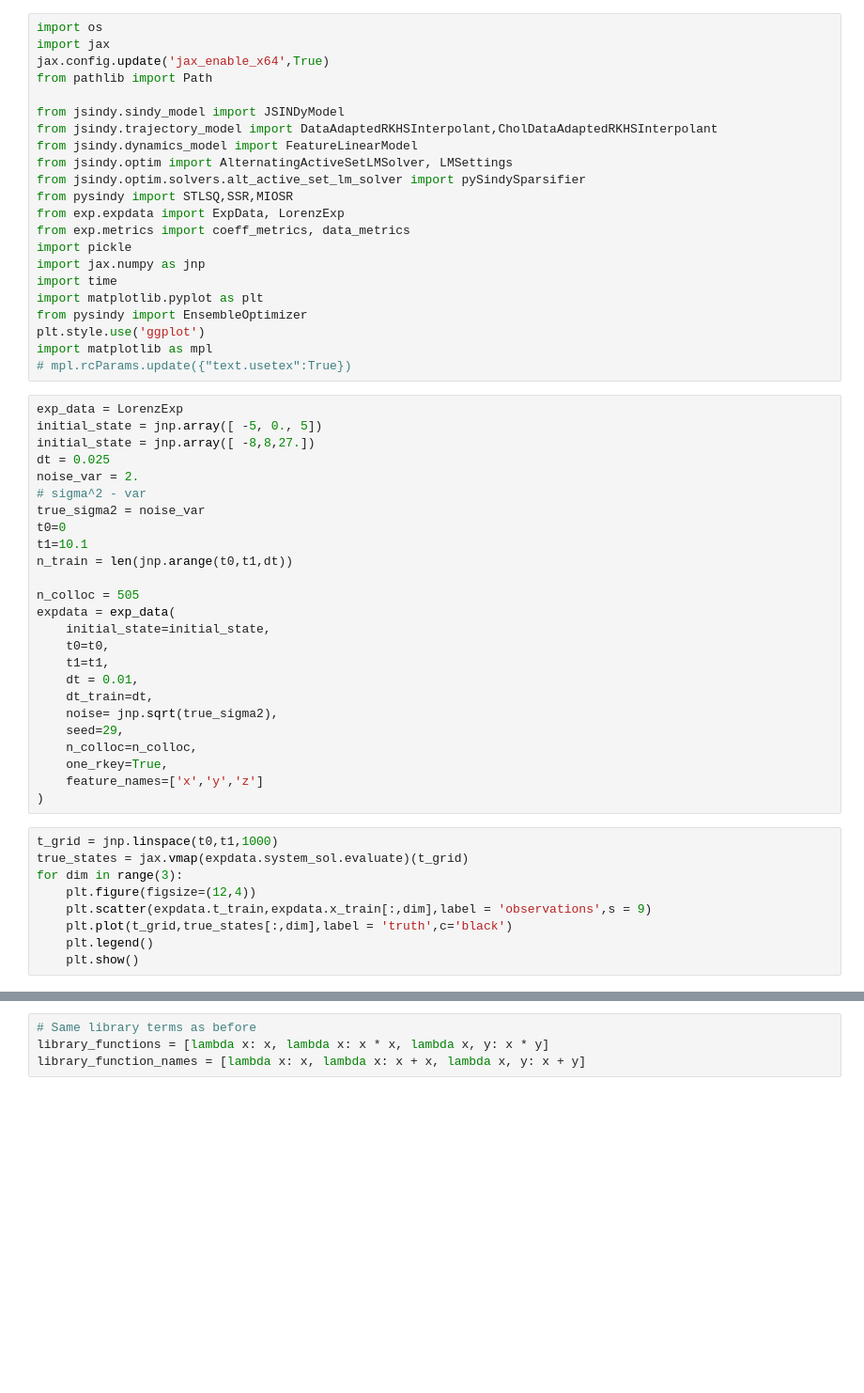
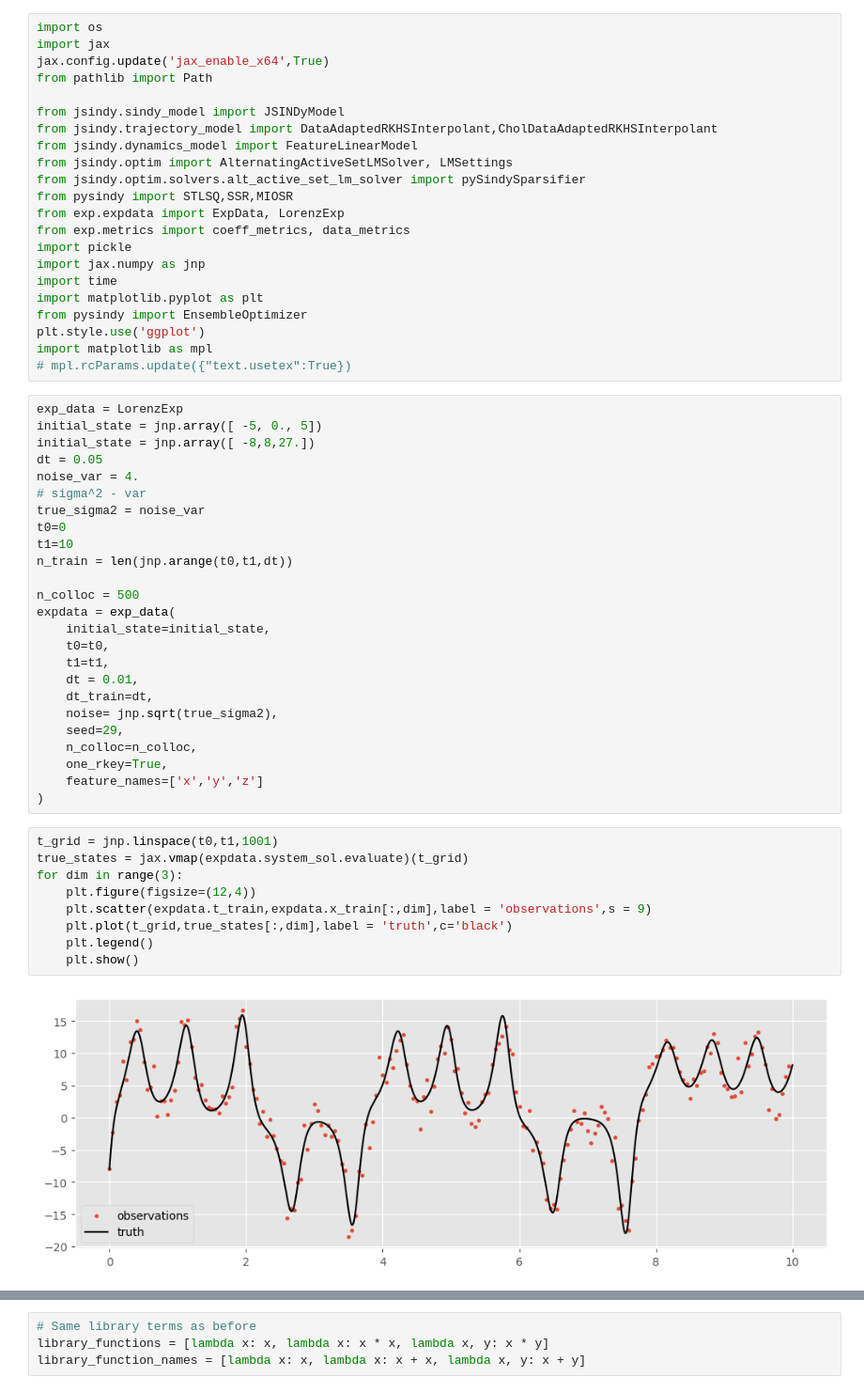
Before and after one commit to AHsu98/jsindy, a Jupyter notebook: paper-figures/preliminaries/lorenz.ipynb, the cells around one changed output, grey strips where cells are left out. Shown at 94% size. Drawn from its saved outputs; the diff is of its cells as text; blank space fills up the shorter version.

```diff
--- a/paper-figures/preliminaries/lorenz.ipynb
+++ b/paper-figures/preliminaries/lorenz.ipynb
@@ -24,15 +24,15 @@ import matplotlib as mpl
 exp_data = LorenzExp
 initial_state = jnp.array([ -5, 0., 5])
 initial_state = jnp.array([ -8,8,27.])
-dt = 0.025
-noise_var = 2.
+dt = 0.05
+noise_var = 4.
 # sigma^2 - var
 true_sigma2 = noise_var
 t0=0
-t1=10.1
+t1=10
 n_train = len(jnp.arange(t0,t1,dt))
 
-n_colloc = 505
+n_colloc = 500
 expdata = exp_data(
     initial_state=initial_state,
     t0=t0,
@@ -46,11 +46,13 @@ expdata = exp_data(
     feature_names=['x','y','z']
 )
 # %%
-t_grid = jnp.linspace(t0,t1,1000)
+t_grid = jnp.linspace(t0,t1,1001)
 true_states = jax.vmap(expdata.system_sol.evaluate)(t_grid)
 for dim in range(3):
     plt.figure(figsize=(12,4))
     plt.scatter(expdata.t_train,expdata.x_train[:,dim],label = 'observations',s = 9)
     plt.plot(t_grid,true_states[:,dim],label = 'truth',c='black')
     plt.legend()
     plt.show()
+# %% [output]
+[figure, added]
```
Also changed, not shown: parts of 22 cells of this notebook, 22 other files.
